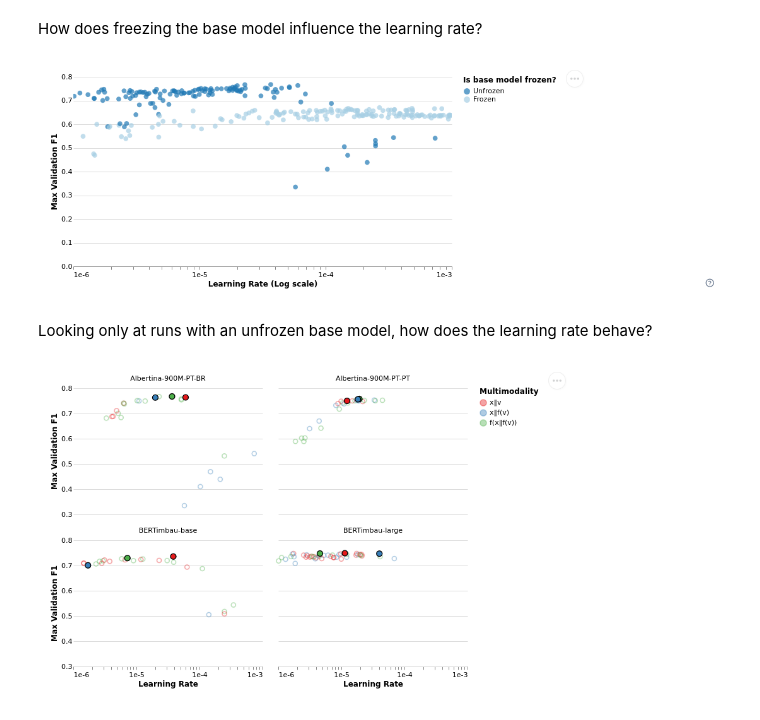
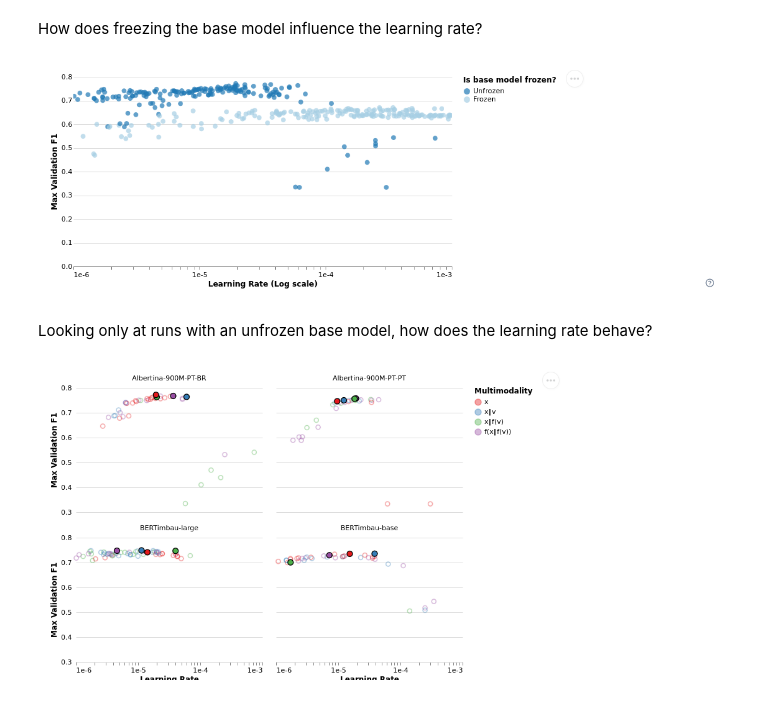
Before and after one commit to Superar/multimodal-humor-recognition, a Jupyter notebook: scripts/notebooks/visualize_hyperparameter_tuning.ipynb, the cells around one changed output. Saved outputs shown, nothing was run; the diff lists cells and outputs as text; code cells hidden in the pictures.

Commit message:
Include base model in hyperparameter visualization notebook

```diff
--- a/scripts/notebooks/visualize_hyperparameter_tuning.ipynb
+++ b/scripts/notebooks/visualize_hyperparameter_tuning.ipynb
@@ -12,12 +12,13 @@ _models_names = {
     'albertina-900m-portuguese-ptpt-encoder': 'Albertina-900M-PT-PT'
 }
 _methods_formulas = {
+    'base': 'x',
     'concatenation': 'x‖v',
     'pooling': 'x‖f(v)',
     'shared': 'f(x‖f(v))'
 }
-models_order = ['Albertina-900M-PT-BR', 'Albertina-900M-PT-PT', 'BERTimbau-base', 'BERTimbau-large']
-methods_order = ['x‖v', 'x‖f(v)', 'f(x‖f(v))']
+models_order = ['Albertina-900M-PT-BR', 'Albertina-900M-PT-PT', 'BERTimbau-large', 'BERTimbau-base']
+methods_order = ['x', 'x‖v', 'x‖f(v)', 'f(x‖f(v))']
 # methods_order = ['concatenation', 'pooling', 'shared']
 
 sweeps_df = pd.read_parquet('results/sweeps/sweeps.parquet')
@@ -401,7 +402,7 @@ _g = (
 )
 mo.ui.altair_chart(_g)
 # %% [output]
-[figure, old version]
+[figure, new version]
 # %% [markdown]
 Looking only at runs with an unfrozen base model, how does the learning rate behave?
 # %%
@@ -435,32 +436,32 @@ _points = (
     )
 )
 
 _best = (
     _points.transform_window(
         rank='rank()',
         sort=[alt.SortField('eval/f1_macro', order='descending')],
         groupby=['model', 'method']
     )
     .transform_filter(
         alt.datum.rank == 1
     )
     .mark_point(
         size=80,
         filled=True,
         stroke='black',
         strokeWidth=1.3,
         opacity=1
     )
 )
 
 _g = (
     (_points + _best)
      .facet(
-         facet=alt.Facet('model:N', title=None),
+         facet=alt.Facet('model:N', title=None).sort(models_order),
          columns=2
      )
 )
 
 mo.ui.altair_chart(_g)
 # %% [output]
-[figure, old version]
+[figure, new version]
```
Also changed, not shown: parts of 9 cells of this notebook, 1 other file.
